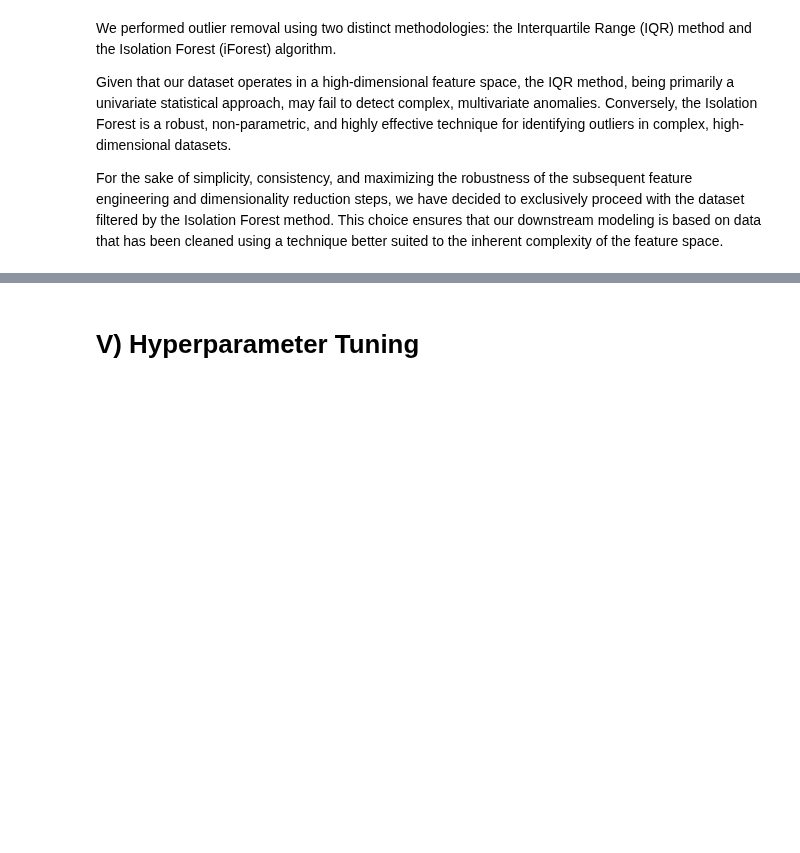
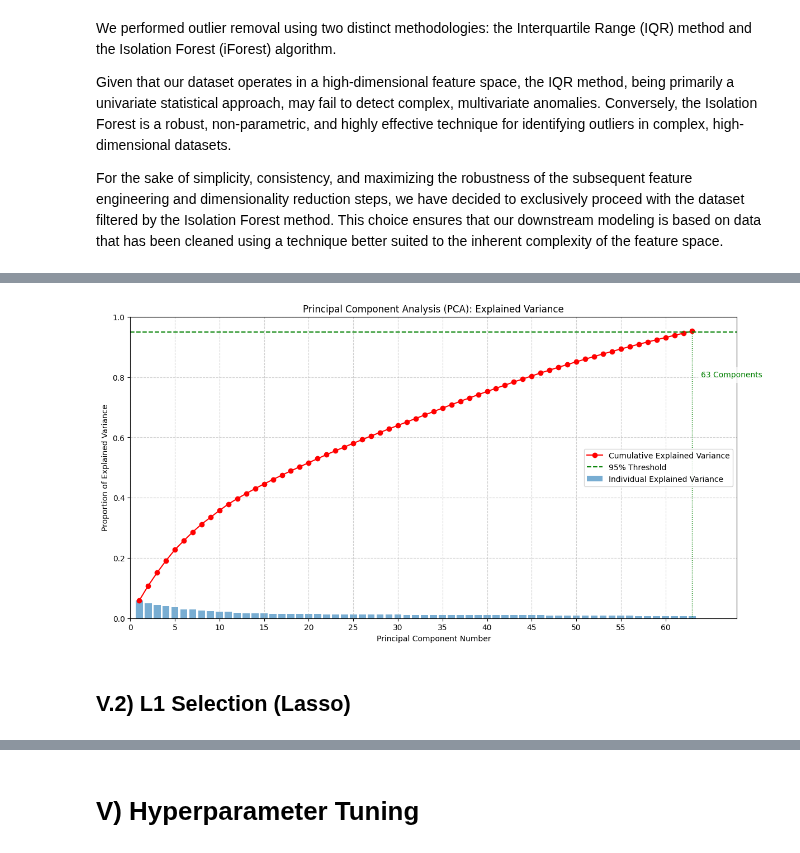
Before and after one commit to AxelPortier/QRT_Challenge_ENS, a Jupyter notebook: Project_Notebook.ipynb, the cells around one changed output, grey strips where cells are left out. Drawn from its saved outputs; the diff is of its cells as text; code cells hidden in the pictures; blank space fills up the shorter version.

```diff
--- a/Project_Notebook.ipynb
+++ b/Project_Notebook.ipynb
@@ -1600 +1633,58 @@ print(f'PCA n_components_={pca.n_components_}, variance cumulée≈{evr.cumulati
+# %%
+evr = pd.DataFrame({
+    'pc': np.arange(1, len(pca.explained_variance_ratio_) + 1),
+    'explained_variance_ratio': pca.explained_variance_ratio_
+})
+evr['cumulative'] = evr['explained_variance_ratio'].cumsum()
+
+n_components_retained = pca.n_components_
+variance_threshold = 0.95
+
+plt.figure(figsize=(14, 7))
+
+plt.bar(
+    evr['pc'],
+    evr['explained_variance_ratio'],
+    alpha=0.6,
+    color='#1f77b4',
+    label='Individual Explained Variance'
+)
+
+plt.plot(
+    evr['pc'],
+    evr['cumulative'],
+    marker='o',
+    linestyle='-',
+    color='r',
+    label='Cumulative Explained Variance'
+)
+
+# Add the 95% threshold line (the goal used for n_components)
+plt.axhline(y=variance_threshold, color='g', linestyle='--', label=f'{variance_threshold*100:.0f}% Threshold')
+
+# Mark the specific component where the threshold is reached
+plt.vlines(n_components_retained, 0, variance_threshold, color='g', linestyle=':', linewidth=1)
+plt.text(
+    n_components_retained + 1,
+    0.8,
+    f'{n_components_retained} Components',
+    color='g',
+    fontsize=10,
+    # Ajout d'une boîte de texte avec un fond blanc
+    bbox=dict(facecolor='white', alpha=0.7, edgecolor='none', pad=5)
+)
+plt.title('Principal Component Analysis (PCA): Explained Variance')
+plt.xlabel('Principal Component Number')
+plt.ylabel('Proportion of Explained Variance')
+plt.legend(loc='center right')
+plt.grid(True, linestyle='--', alpha=0.6)
+
+plt.xlim(0, n_components_retained + 5)
+plt.xticks(np.arange(0, n_components_retained + 1, 5))
+
+plt.show()
+# %% [output]
+[figure, added]
+# %% [markdown]
+## V.2) L1 Selection (Lasso)
 # %%
```
Also changed, not shown: parts of 44 cells of this notebook.
